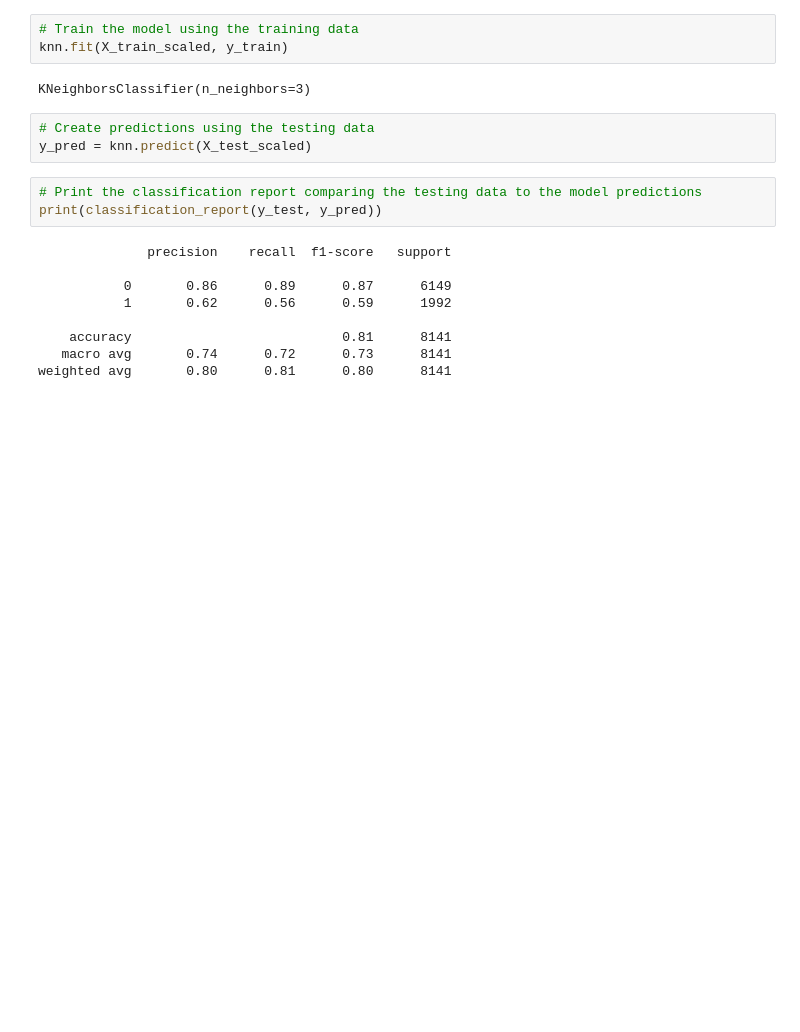
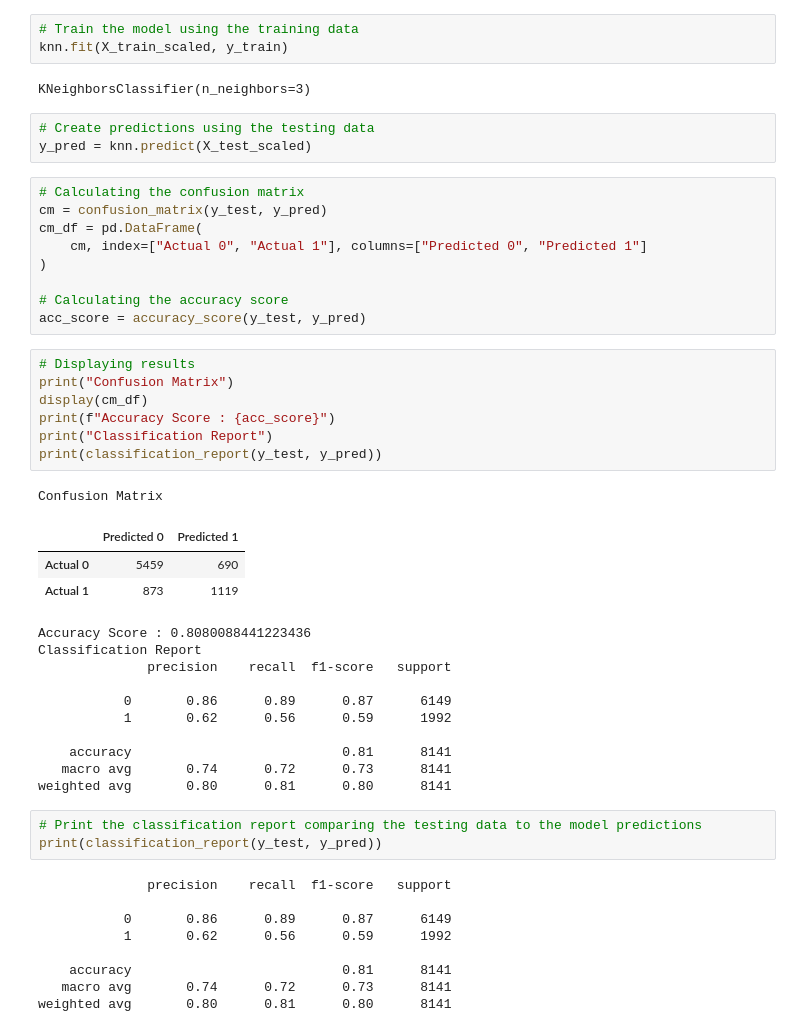
Before and after one commit to dmartinj12/Census_Inequality, a Jupyter notebook: Chris/PredictiveDawson.ipynb, the cells around one changed output. Drawn from its saved outputs; the diff is of its cells as text; blank space fills up the shorter version.

```diff
--- a/Chris/PredictiveDawson.ipynb
+++ b/Chris/PredictiveDawson.ipynb
@@ -219,6 +215,37 @@ KNeighborsClassifier(n_neighbors=3)
 # %%
 # Create predictions using the testing data
 y_pred = knn.predict(X_test_scaled)
+# %%
+# Calculating the confusion matrix
+cm = confusion_matrix(y_test, y_pred)
+cm_df = pd.DataFrame(
+    cm, index=["Actual 0", "Actual 1"], columns=["Predicted 0", "Predicted 1"]
+)
+
+# Calculating the accuracy score
+acc_score = accuracy_score(y_test, y_pred)
+# %%
+# Displaying results
+print("Confusion Matrix")
+display(cm_df)
+print(f"Accuracy Score : {acc_score}")
+print("Classification Report")
+print(classification_report(y_test, y_pred))
+# %% [output]
+Confusion Matrix
+|  | Predicted 0 | Predicted 1 |
+| Actual 0 | 5459 | 690 |
+| Actual 1 | 873 | 1119 |
+Accuracy Score : 0.8080088441223436
+Classification Report
+              precision    recall  f1-score   support
+
+           0       0.86      0.89      0.87      6149
+           1       0.62      0.56      0.59      1992
+
+    accuracy                           0.81      8141
+   macro avg       0.74      0.72      0.73      8141
+weighted avg       0.80      0.81      0.80      8141
 # %%
 # Print the classification report comparing the testing data to the model predictions
 print(classification_report(y_test, y_pred))
```
Also changed, not shown: parts of 6 cells of this notebook, 6 other files.
